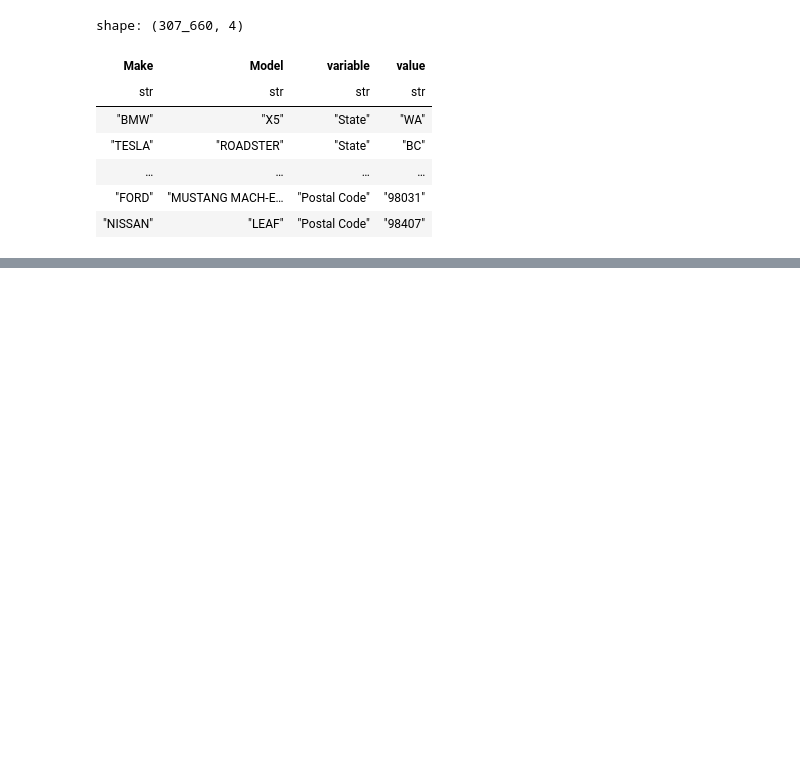
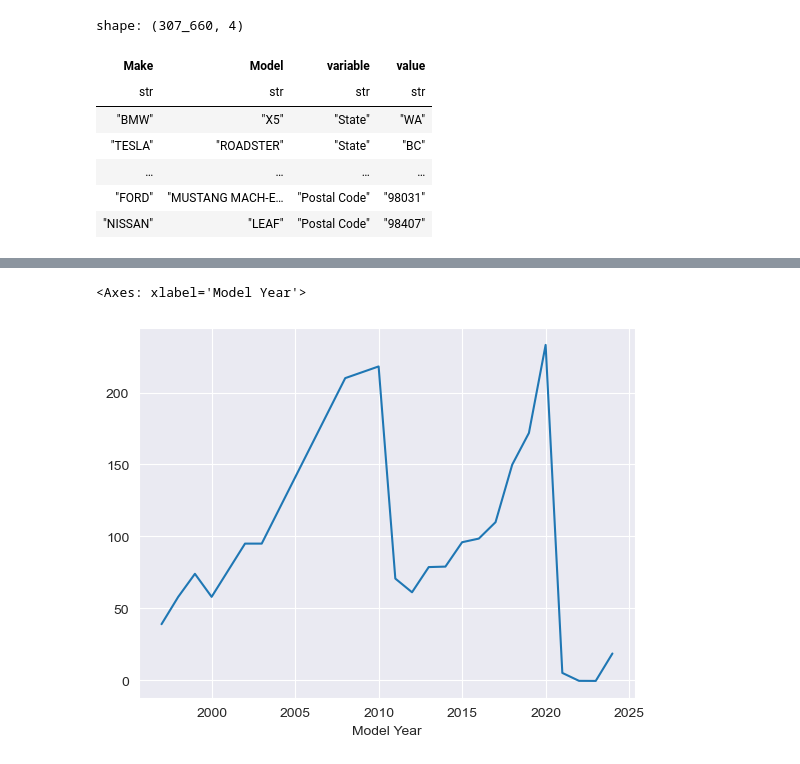
Before and after one commit to Gauss-PWr/data-manipulation-tutorials, a Jupyter notebook: polars.ipynb, the cells around one changed output, grey strips where cells are left out. Drawn from its saved outputs; the diff is of its cells as text; code cells hidden in the pictures; blank space fills up the shorter version.

```diff
--- a/polars.ipynb
+++ b/polars.ipynb
@@ -4,7 +4,12 @@
 import polars as pl
 import pandas as pd
 import numpy as np
+import matplotlib.pyplot as plt
+import seaborn as sns
+import warnings
 
+sns.set_style("darkgrid")
+warnings.filterwarnings("ignore")
 pl.Config.set_tbl_rows(5)
 pd.options.display.max_rows = 5
 # %% [markdown]
@@ -395,0 +388,2 @@ shape: (52, 3)
+# %%
+mean_range_pd = cars_pd.groupby("Model Year")["Electric Range"].mean()
@@ -395,0 +402,5 @@ shape: (52, 3)
+# %%
+mean_range_pd.plot()
+# %% [output]
+<Axes: xlabel='Model Year'>
+[figure, added]
```
Also changed, not shown: parts of 26 cells of this notebook.
